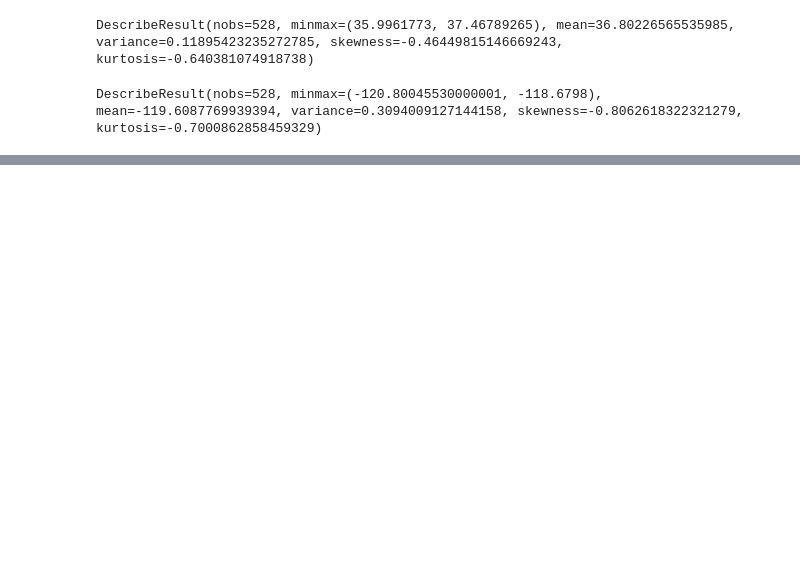
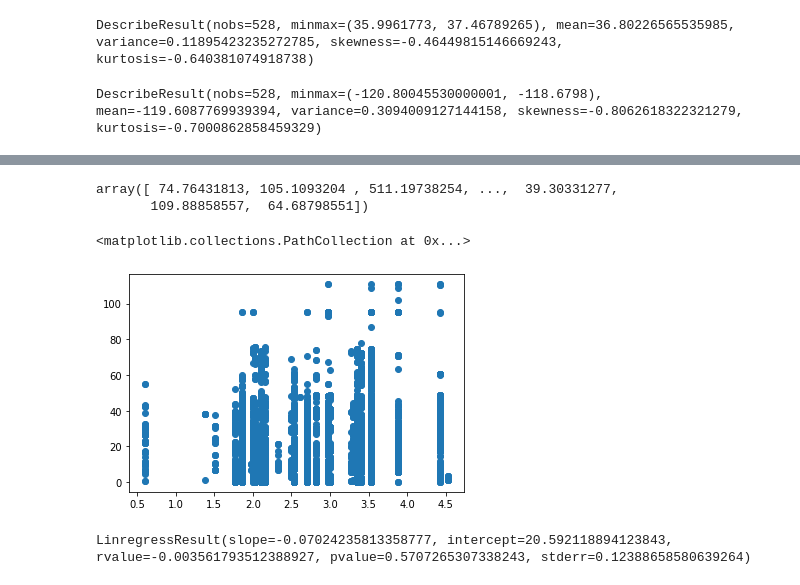
Before and after one commit to draget/w210_water, a Jupyter notebook: Water rights.ipynb, the cells around one changed output, grey strips where cells are left out. Saved outputs shown, nothing was run; the diff lists cells and outputs as text; code cells hidden in the pictures; blank space fills up the shorter version.

```diff
--- a/Water rights.ipynb
+++ b/Water rights.ipynb
@@ -189,0 +348,2 @@ plt.show()
+# %%
+water_df = pd.read_csv("../joined_combined_filtered_mined_soil_water_df_td_6_4.csv")
@@ -189,0 +360,4 @@ plt.show()
+# %%
+scores = water_df.apply(lambda x: water_right_n5_score(x["lat"], x["lng"]), axis=1).values
+# %%
+water_df["water_dist"] = water_df.apply(lambda x: water_right_avg_5_dist(x["lat"], x["lng"]), axis=1)
@@ -189,0 +384,2 @@ plt.show()
+# %%
+appwater = water_df["AppliedWater"].values
@@ -189,0 +388,14 @@ plt.show()
+# %%
+scores2
+# %% [output]
+array([ 74.76431813, 105.1093204 , 511.19738254, ...,  39.30331277,
+       109.88858557,  64.68798551])
+# %%
+plt.scatter(appwater, scores)
+# %% [output]
+<matplotlib.collections.PathCollection at 0x...>
+[figure, added]
+# %%
+stats.linregress(appwater, scores)
+# %% [output]
+LinregressResult(slope=-0.07024235813358777, intercept=20.592118894123843, rvalue=-0.003561793512388927, pvalue=0.5707265307338243, stderr=0.12388658580639264)
```
Also changed, not shown: parts of 26 cells of this notebook, 3 other files.
